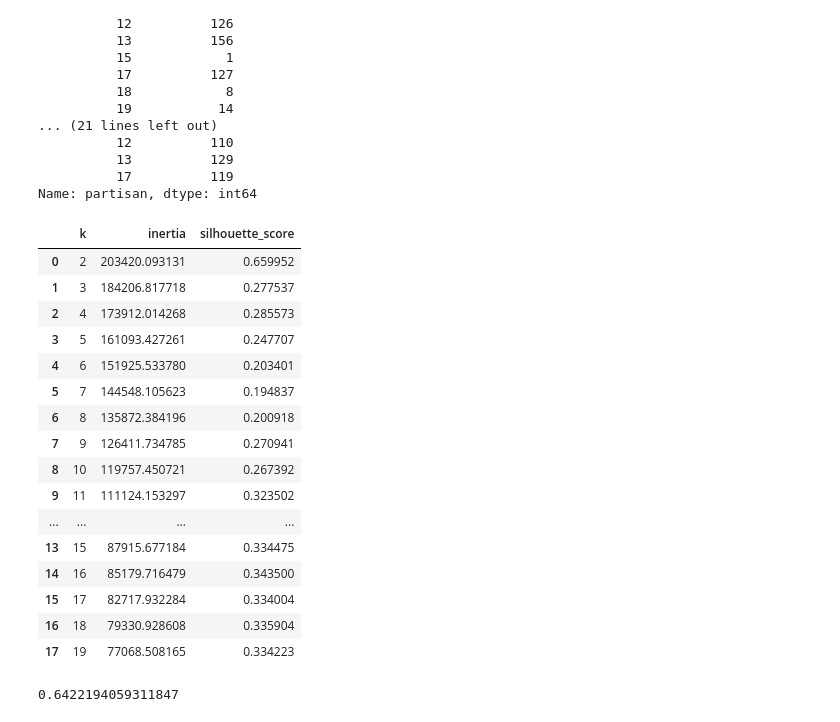
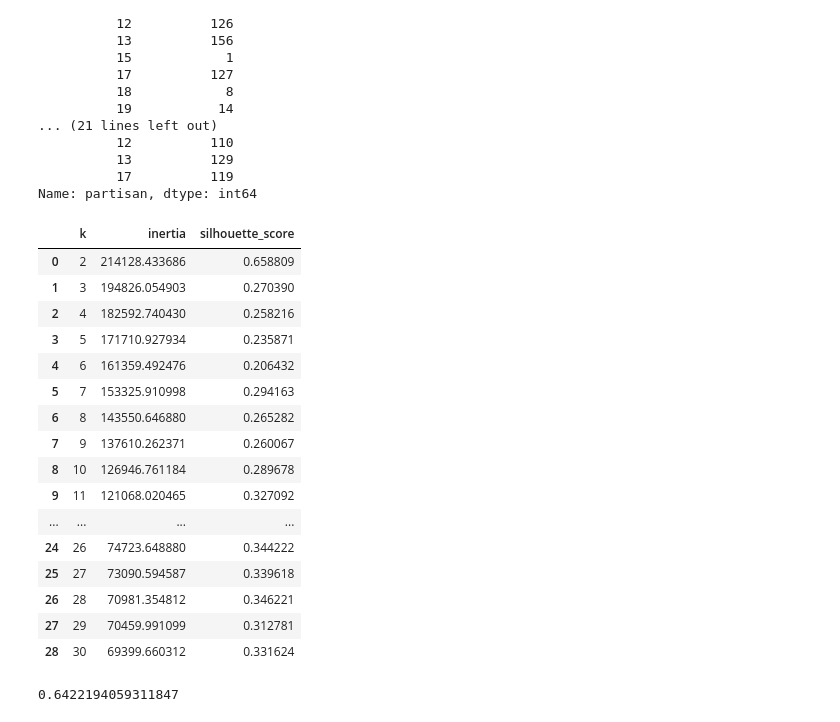
Before and after one commit to vijay-ravuri/poll-accuracy-modeling, a Jupyter notebook: code/clustering.ipynb, the cells around one changed output. Drawn from its saved outputs; the diff is of its cells as text; code cells hidden in the pictures.

```diff
--- a/code/clustering.ipynb
+++ b/code/clustering.ipynb
@@ -25,6 +25,8 @@ df = pd.merge(df,
               pd.DataFrame(method_flagger(df['methodology'])),
               left_index=True,
               right_index=True)
+
+df['days_bt_polldate_election'] = (pd.to_datetime(df['electiondate']) - pd.to_datetime(df['polldate'])).dt.days
 # %%
 df.info()
 # %% [output]
@@ -128,7 +130,8 @@ features = [
     'IVR',
     'Online',
     'error',
-    'calc_bias'
+    'calc_bias',
+    'days_bt_polldate_election'
 ]
 
 X = partisan_selector(df[features])
@@ -234,7 +237,7 @@ silhouette_score(kmeans_pipe.transform(X), clustered['cluster'])
 # %%
 score = []
 
-for k in [2, 19] + list(range(20, 31)):
+for k in range(2, 31):#[2, 19] + list(range(20, 31)):
     cl  = Pipeline(
     [
         ('ct', ColumnTransformer(
@@ -349,47 +355,47 @@ Name: partisan, dtype: int64
 # %%
 score = []
 
-for k in range(2, 20):
+for k in range(2, 31):
     cl  = Pipeline(
     [
         ('ct', ColumnTransformer(
             [
                 ('patrisan_ct', partisaner, ['partisan', 'type_simple'])
             ],
             remainder = 'passthrough'
             )
         ),
         ('ss', StandardScaler()),
         ('kmeans', KMeans(n_clusters = k, n_init = 30, random_state = 42))
     ]
 )
     cl.fit(X)
 
     sil = silhouette_score(cl.transform(X), cl['kmeans'].labels_) # type: ignore
 
     score.append((k, cl['kmeans'].inertia_, sil)) # type: ignore
 
 score_df = pd.DataFrame(score, columns = ['k', 'inertia', 'silhouette_score'])
 
 score_df
 # %% [output]
 |  | k | inertia | silhouette_score |
-| 0 | 2 | 203420.093131 | 0.659952 |
-| 1 | 3 | 184206.817718 | 0.277537 |
-| 2 | 4 | 173912.014268 | 0.285573 |
-| 3 | 5 | 161093.427261 | 0.247707 |
-| 4 | 6 | 151925.533780 | 0.203401 |
-| 5 | 7 | 144548.105623 | 0.194837 |
-| 6 | 8 | 135872.384196 | 0.200918 |
-| 7 | 9 | 126411.734785 | 0.270941 |
-| 8 | 10 | 119757.450721 | 0.267392 |
-| 9 | 11 | 111124.153297 | 0.323502 |
+| 0 | 2 | 214128.433686 | 0.658809 |
+| 1 | 3 | 194826.054903 | 0.270390 |
+| 2 | 4 | 182592.740430 | 0.258216 |
+| 3 | 5 | 171710.927934 | 0.235871 |
+| 4 | 6 | 161359.492476 | 0.206432 |
+| 5 | 7 | 153325.910998 | 0.294163 |
+| 6 | 8 | 143550.646880 | 0.265282 |
+| 7 | 9 | 137610.262371 | 0.260067 |
+| 8 | 10 | 126946.761184 | 0.289678 |
+| 9 | 11 | 121068.020465 | 0.327092 |
 | ... | ... | ... | ... |
-| 13 | 15 | 87915.677184 | 0.334475 |
-| 14 | 16 | 85179.716479 | 0.343500 |
-| 15 | 17 | 82717.932284 | 0.334004 |
-| 16 | 18 | 79330.928608 | 0.335904 |
-| 17 | 19 | 77068.508165 | 0.334223 |
+| 24 | 26 | 74723.648880 | 0.344222 |
+| 25 | 27 | 73090.594587 | 0.339618 |
+| 26 | 28 | 70981.354812 | 0.346221 |
+| 27 | 29 | 70459.991099 | 0.312781 |
+| 28 | 30 | 69399.660312 | 0.331624 |
 # %%
 partisaner = Pipeline(
     [
```
Also changed, not shown: parts of 9 cells of this notebook, 1 other file.
